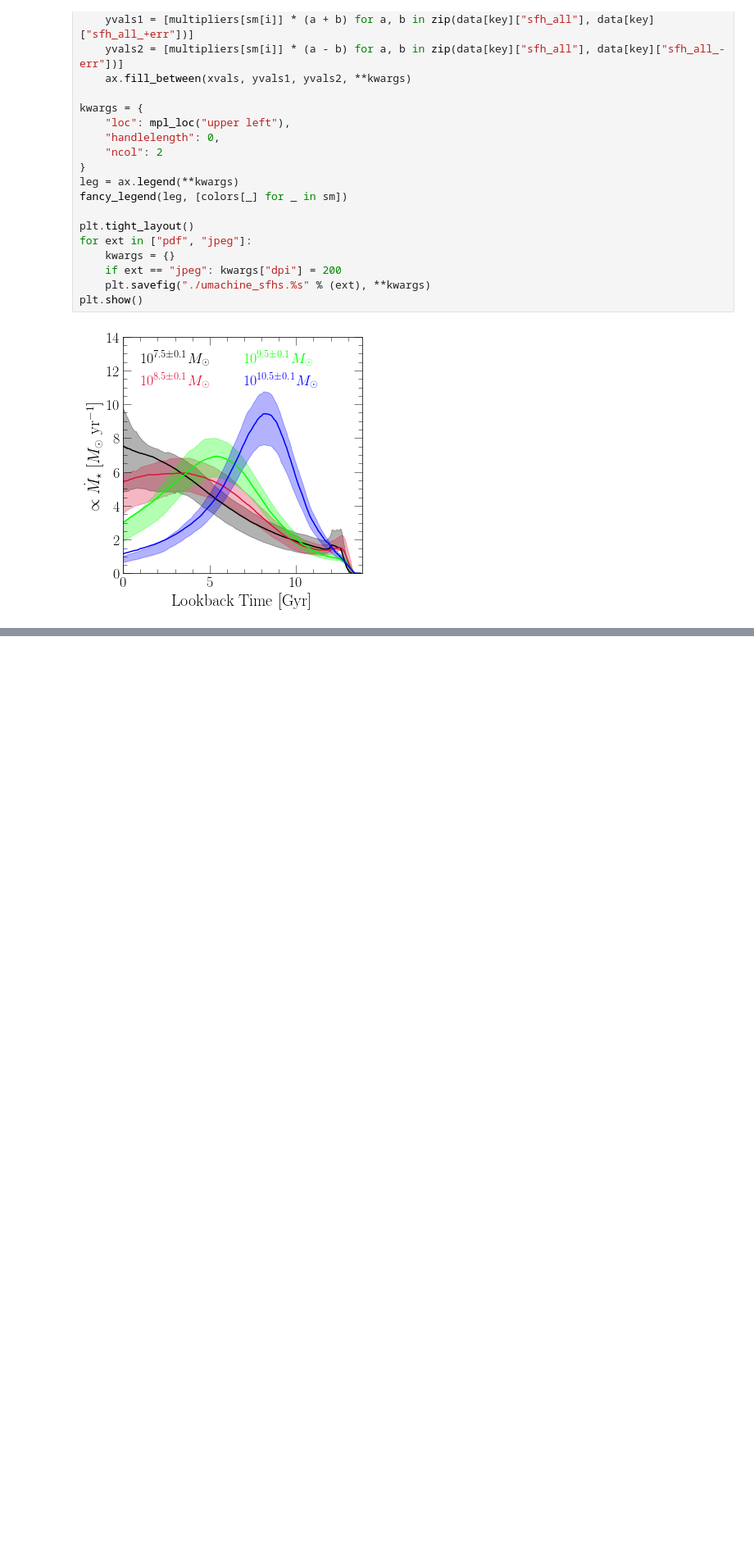
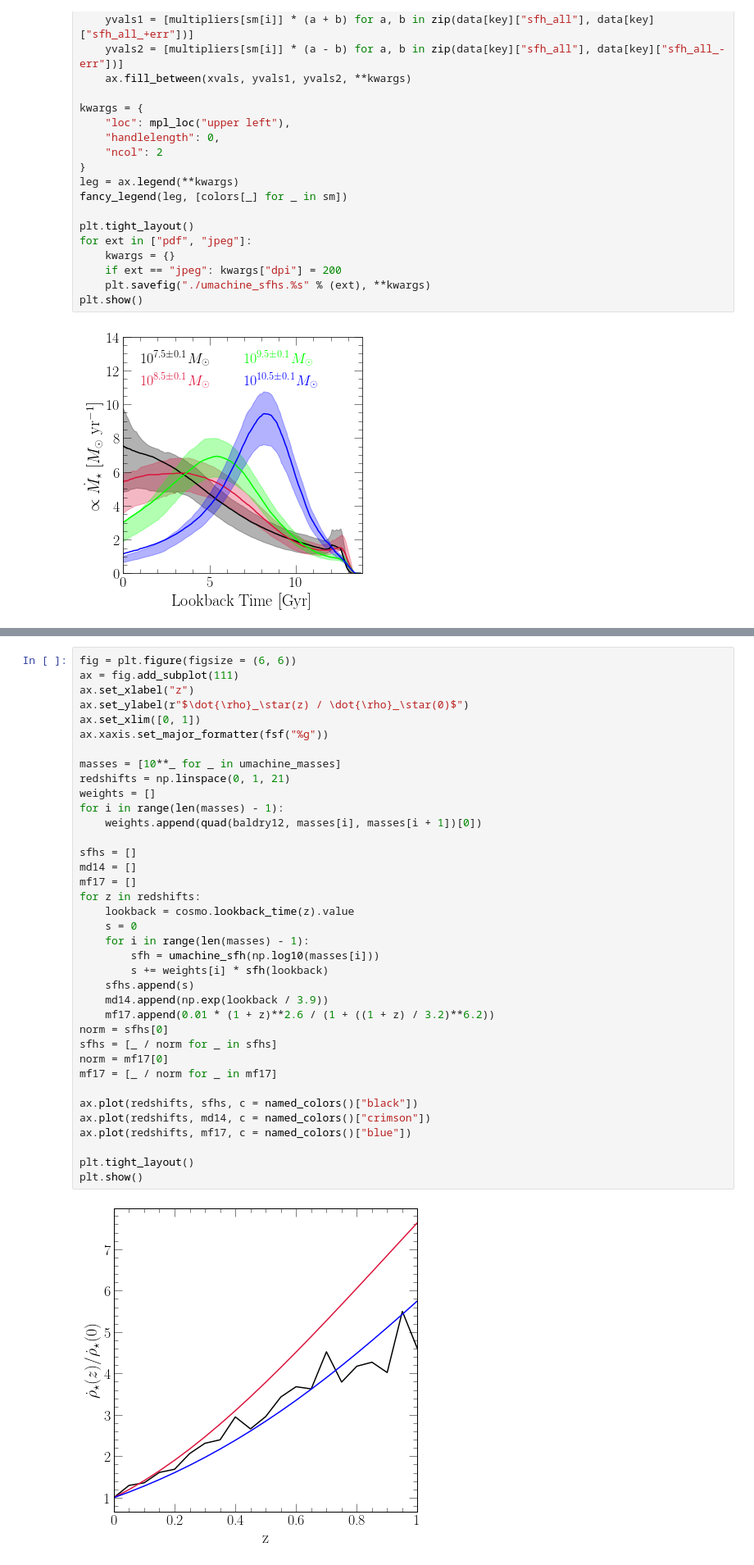
Before and after one commit to giganano/iarates, a Jupyter notebook: notebooks/umachine.ipynb, the cells around one changed output, grey strips where cells are left out. Shown at 82% size. Drawn from its saved outputs; the diff is of its cells as text; blank space fills up the shorter version.

```diff
--- a/notebooks/umachine.ipynb
+++ b/notebooks/umachine.ipynb
@@ -321,0 +604,39 @@ plt.show()
+# %%
+fig = plt.figure(figsize = (6, 6))
+ax = fig.add_subplot(111)
+ax.set_xlabel("z")
+ax.set_ylabel(r"$\dot{\rho}_\star(z) / \dot{\rho}_\star(0)$")
+ax.set_xlim([0, 1])
+ax.xaxis.set_major_formatter(fsf("%g"))
+
+masses = [10**_ for _ in umachine_masses]
+redshifts = np.linspace(0, 1, 21)
+weights = []
+for i in range(len(masses) - 1):
+    weights.append(quad(baldry12, masses[i], masses[i + 1])[0])
+
+sfhs = []
+md14 = []
+mf17 = []
+for z in redshifts:
+    lookback = cosmo.lookback_time(z).value
+    s = 0
+    for i in range(len(masses) - 1):
+        sfh = umachine_sfh(np.log10(masses[i]))
+        s += weights[i] * sfh(lookback)
+    sfhs.append(s)
+    md14.append(np.exp(lookback / 3.9))
+    mf17.append(0.01 * (1 + z)**2.6 / (1 + ((1 + z) / 3.2)**6.2))
+norm = sfhs[0]
+sfhs = [_ / norm for _ in sfhs]
+norm = mf17[0]
+mf17 = [_ / norm for _ in mf17]
+
+ax.plot(redshifts, sfhs, c = named_colors()["black"])
+ax.plot(redshifts, md14, c = named_colors()["crimson"])
+ax.plot(redshifts, mf17, c = named_colors()["blue"])
+
+plt.tight_layout()
+plt.show()
+# %% [output]
+[figure, added]
```
Also changed, not shown: parts of 7 cells of this notebook, 4 other files.
